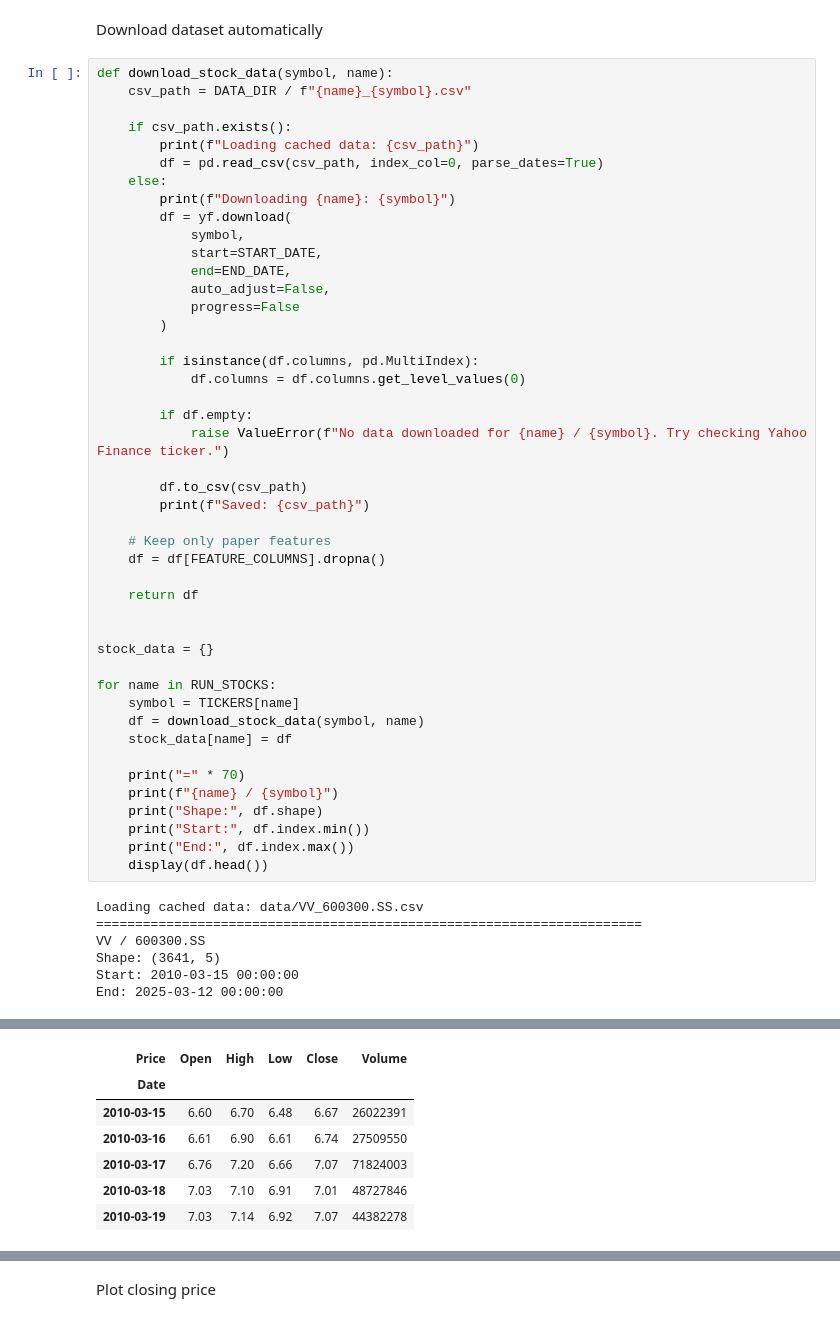
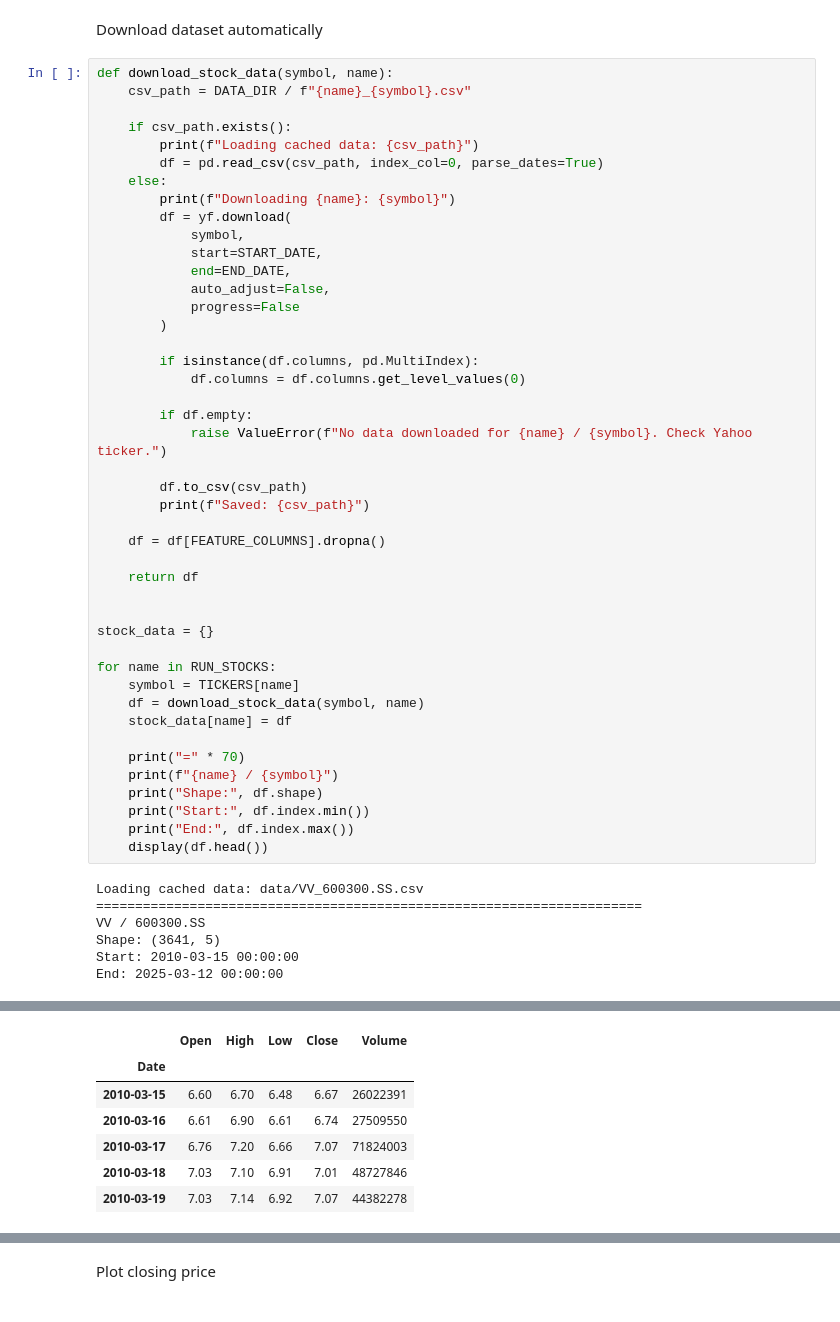
Before and after one commit to MohammadRezaL/GA-OPT-LSTM-Stock, a Jupyter notebook: notebooks/GA_WAOA_LSTM_Stock_Forecasting.ipynb, the cells around one changed output, grey strips where cells are left out. Drawn from its saved outputs; the diff is of its cells as text.

```diff
--- a/notebooks/GA_WAOA_LSTM_Stock_Forecasting.ipynb
+++ b/notebooks/GA_WAOA_LSTM_Stock_Forecasting.ipynb
@@ -106,12 +128,11 @@ def download_stock_data(symbol, name):
             df.columns = df.columns.get_level_values(0)
 
         if df.empty:
-            raise ValueError(f"No data downloaded for {name} / {symbol}. Try checking Yahoo Finance ticker.")
+            raise ValueError(f"No data downloaded for {name} / {symbol}. Check Yahoo ticker.")
 
         df.to_csv(csv_path)
         print(f"Saved: {csv_path}")
 
-    # Keep only paper features
     df = df[FEATURE_COLUMNS].dropna()
 
     return df
@@ -149,9 +169,9 @@ Saved: data/LH_600186.SS.csv
 ======================================================================
 LH / 600186.SS
 Shape: (3641, 5)
 Start: 2010-03-15 00:00:00
 End: 2025-03-12 00:00:00
-| Price | Open | High | Low | Close | Volume |
+|  | Open | High | Low | Close | Volume |
 | Date |  |  |  |  |  |
 | 2010-03-15 | 6.60 | 6.70 | 6.48 | 6.67 | 26022391 |
 | 2010-03-16 | 6.61 | 6.90 | 6.61 | 6.74 | 27509550 |
```
Also changed, not shown: parts of 6 cells of this notebook.
